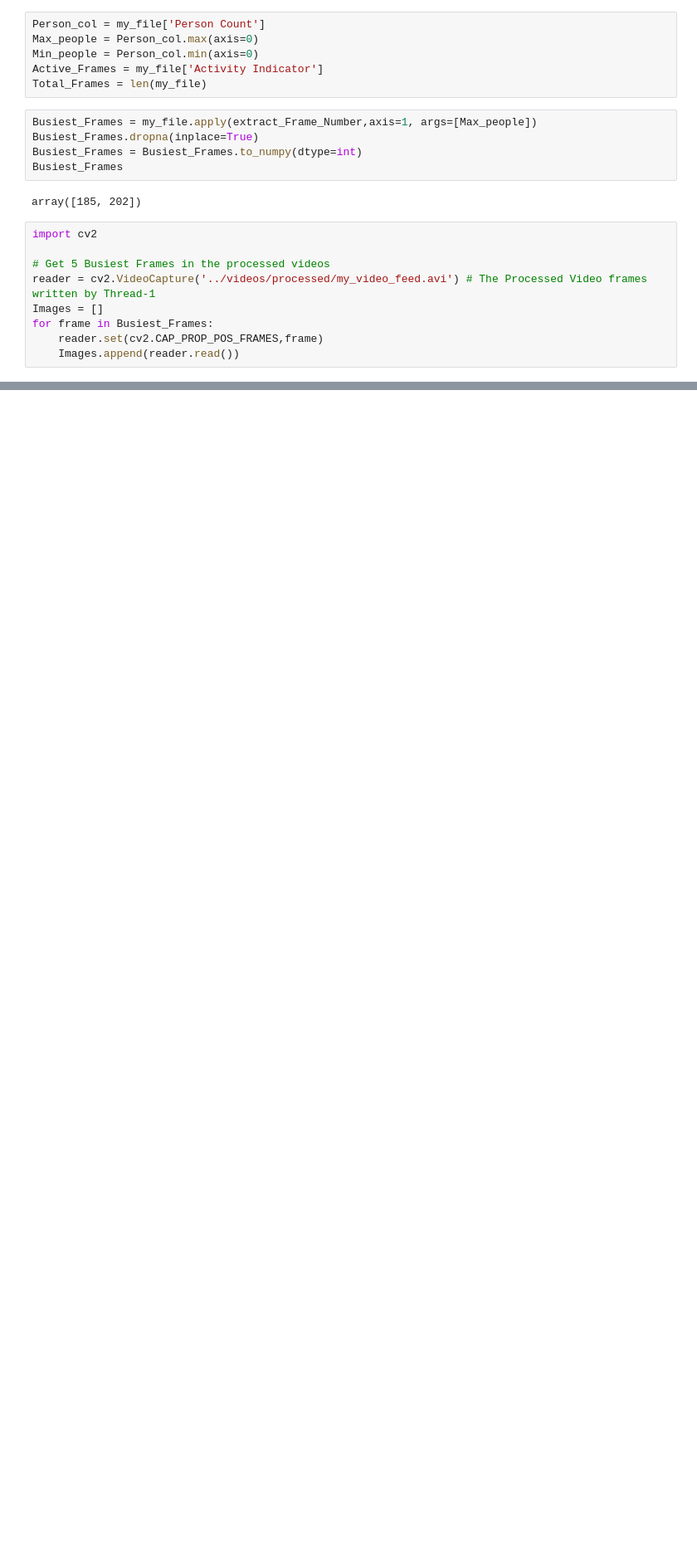
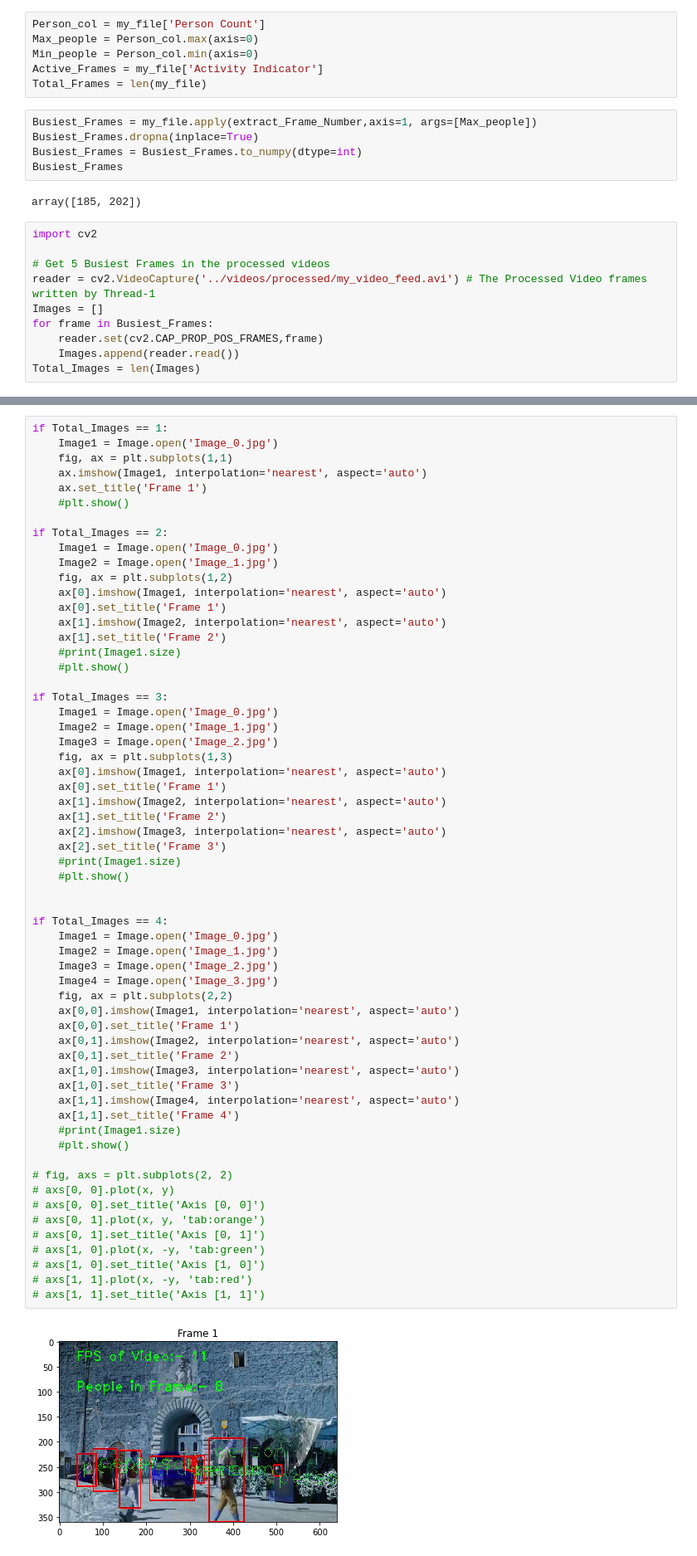
Before and after one commit to edygordo/Video-Analysis-System, a Jupyter notebook: Data Files/Report Generation file.ipynb, the cells around one changed output, grey strips where cells are left out. Shown at 83% size. Cells and saved outputs as stored; diff of their text form; blank space fills up the shorter version.

```diff
--- a/Data Files/Report Generation file.ipynb
+++ b/Data Files/Report Generation file.ipynb
@@ -41,3 +39,4 @@ Images = []
 for frame in Busiest_Frames:
     reader.set(cv2.CAP_PROP_POS_FRAMES,frame)
     Images.append(reader.read())
+Total_Images = len(Images)
@@ -43,0 +47,62 @@ for frame in Busiest_Frames:
+# %%
+if Total_Images == 1:
+    Image1 = Image.open('Image_0.jpg')
+    fig, ax = plt.subplots(1,1)
+    ax.imshow(Image1, interpolation='nearest', aspect='auto')
+    ax.set_title('Frame 1')
+    #plt.show()
+
+if Total_Images == 2:
+    Image1 = Image.open('Image_0.jpg')
+    Image2 = Image.open('Image_1.jpg')
+    fig, ax = plt.subplots(1,2)
+    ax[0].imshow(Image1, interpolation='nearest', aspect='auto')
+    ax[0].set_title('Frame 1')
+    ax[1].imshow(Image2, interpolation='nearest', aspect='auto')
+    ax[1].set_title('Frame 2')
+    #print(Image1.size)
+    #plt.show()
+
+if Total_Images == 3:
+    Image1 = Image.open('Image_0.jpg')
+    Image2 = Image.open('Image_1.jpg')
+    Image3 = Image.open('Image_2.jpg')
+    fig, ax = plt.subplots(1,3)
+    ax[0].imshow(Image1, interpolation='nearest', aspect='auto')
+    ax[0].set_title('Frame 1')
+    ax[1].imshow(Image2, interpolation='nearest', aspect='auto')
+    ax[1].set_title('Frame 2')
+    ax[2].imshow(Image3, interpolation='nearest', aspect='auto')
+    ax[2].set_title('Frame 3')
+    #print(Image1.size)
+    #plt.show()
+
+
+if Total_Images == 4:
+    Image1 = Image.open('Image_0.jpg')
+    Image2 = Image.open('Image_1.jpg')
+    Image3 = Image.open('Image_2.jpg')
+    Image4 = Image.open('Image_3.jpg')
+    fig, ax = plt.subplots(2,2)
+    ax[0,0].imshow(Image1, interpolation='nearest', aspect='auto')
+    ax[0,0].set_title('Frame 1')
+    ax[0,1].imshow(Image2, interpolation='nearest', aspect='auto')
+    ax[0,1].set_title('Frame 2')
+    ax[1,0].imshow(Image3, interpolation='nearest', aspect='auto')
+    ax[1,0].set_title('Frame 3')
+    ax[1,1].imshow(Image4, interpolation='nearest', aspect='auto')
+    ax[1,1].set_title('Frame 4')
+    #print(Image1.size)
+    #plt.show()
+
+# fig, axs = plt.subplots(2, 2)
+# axs[0, 0].plot(x, y)
+# axs[0, 0].set_title('Axis [0, 0]')
+# axs[0, 1].plot(x, y, 'tab:orange')
+# axs[0, 1].set_title('Axis [0, 1]')
+# axs[1, 0].plot(x, -y, 'tab:green')
+# axs[1, 0].set_title('Axis [1, 0]')
+# axs[1, 1].plot(x, -y, 'tab:red')
+# axs[1, 1].set_title('Axis [1, 1]')
+# %% [output]
+[figure, added]
```
Also changed, not shown: parts of 7 cells of this notebook, 13 other files.
